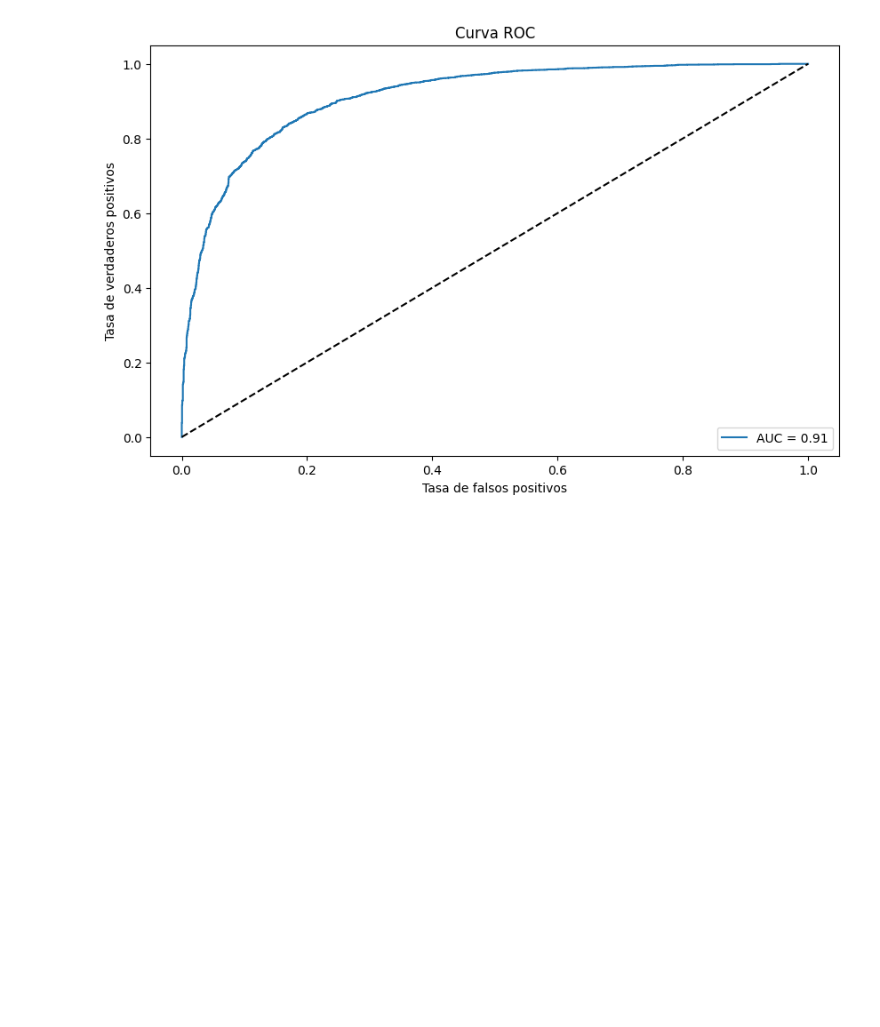
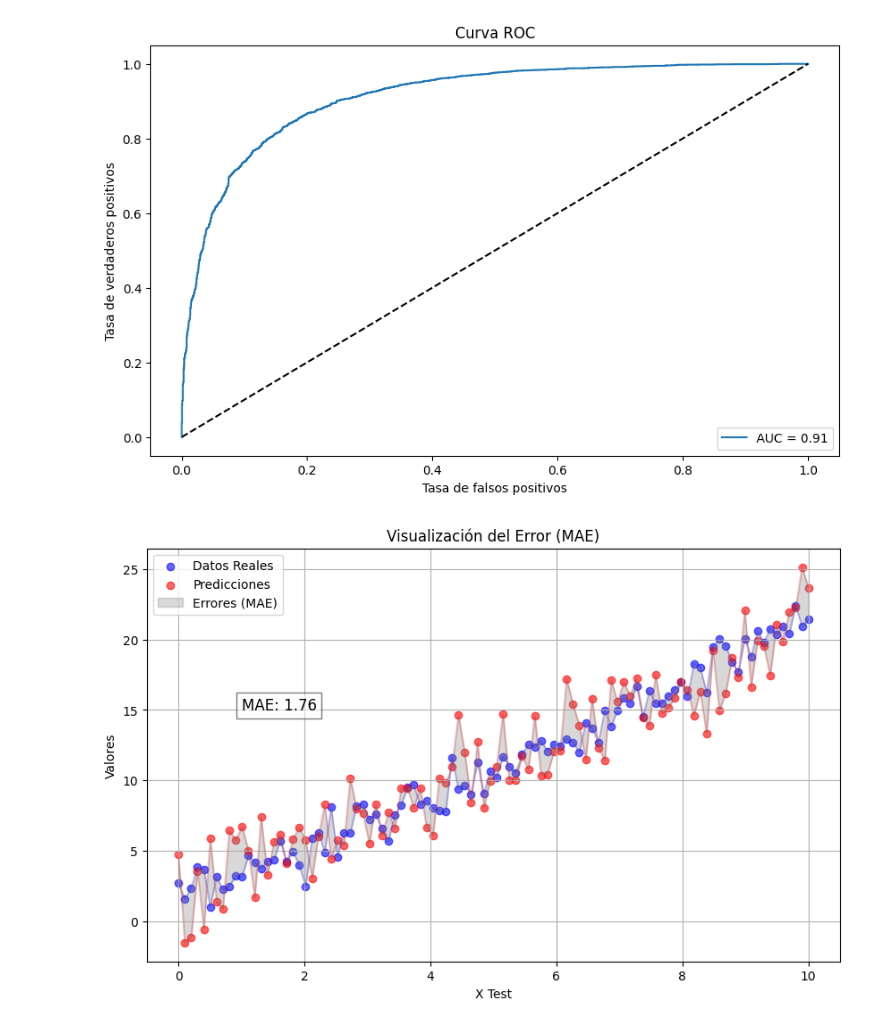
Before and after one commit to Nuria322/ML_student_depression, a Jupyter notebook: reports/Memoria_Resumen.ipynb, the cells around one changed output. Cells and saved outputs as stored; diff of their text form; code cells hidden in the pictures; blank space fills up the shorter version.

```diff
--- a/reports/Memoria_Resumen.ipynb
+++ b/reports/Memoria_Resumen.ipynb
@@ -319,3 +319,33 @@ No Depresión       0.82      0.79      0.80      2343
    macro avg       0.83      0.83      0.83      5581
 weighted avg       0.84      0.84      0.84      5581
 [figure]
+# %%
+from sklearn.metrics import mean_absolute_error
+
+# Simular datos para el ejemplo
+np.random.seed(0)
+x_test = np.linspace(0, 10, 100)
+y_test = 2 * x_test + 1 + np.random.normal(0, 1, size=x_test.shape)  # Datos reales
+y_pred = 2 * x_test + 1 + np.random.normal(0, 2, size=x_test.shape)  # Predicciones con error
+
+mae = mean_absolute_error(y_test, y_pred)
+
+# Crear gráfico
+plt.figure(figsize=(10, 6))
+plt.scatter(x_test, y_test, color='blue', label='Datos Reales', alpha=0.6)
+plt.scatter(x_test, y_pred, color='red', label='Predicciones', alpha=0.6)
+plt.plot(x_test, y_test, color='blue', alpha=0.2)
+plt.plot(x_test, y_pred, color='red', alpha=0.2)
+plt.fill_between(x_test, y_test, y_pred, color='gray', alpha=0.3, label='Errores (MAE)')
+
+plt.text(1, 15, f'MAE: {mae:.2f}', fontsize=12, bbox=dict(facecolor='white', alpha=0.5))
+
+plt.title('Visualización del Error (MAE)')
+plt.xlabel('X Test')
+plt.ylabel('Valores')
+plt.legend()
+plt.grid()
+
+plt.show()
+# %% [output]
+[figure, added]
```
Also changed, not shown: parts of 2 cells of this notebook.
